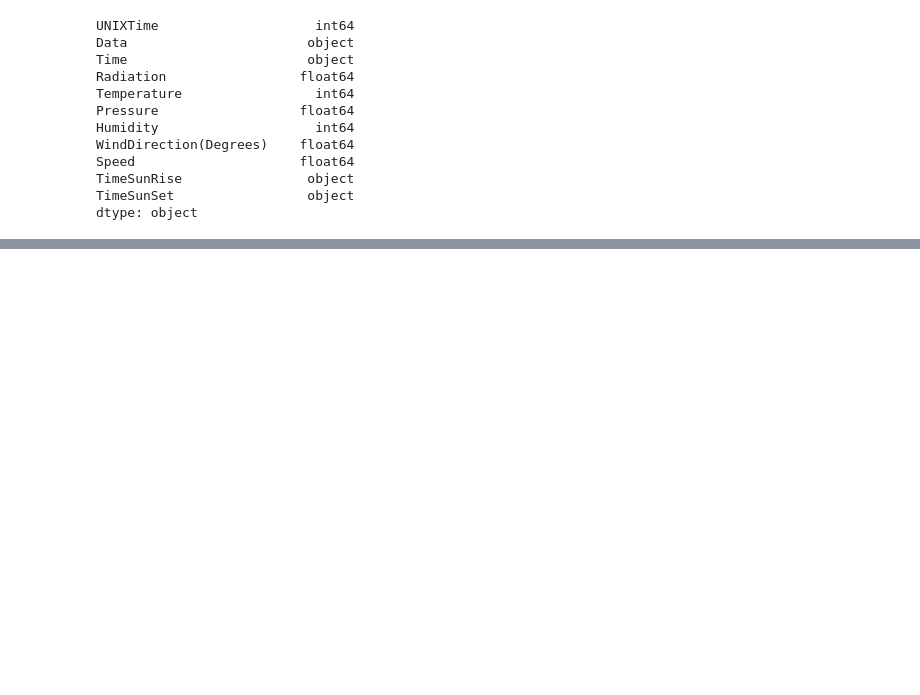
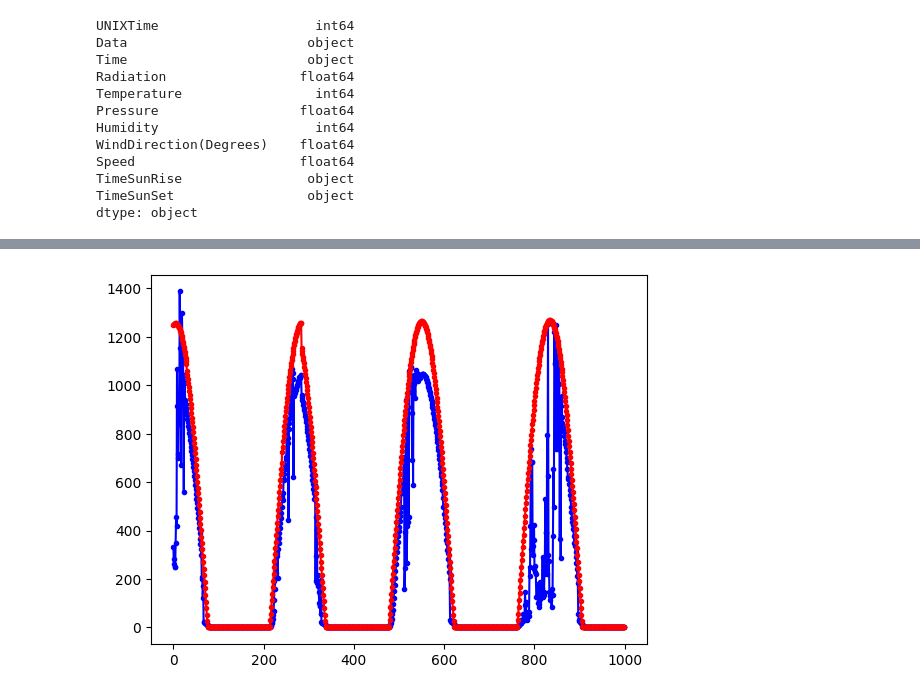
Before and after one commit to MoisesGuerreroUdeA/Seminario-Analitica-CDatos, a Jupyter notebook: jupyter/ME03/ME03.ipynb, the cells around one changed output, grey strips where cells are left out. Saved outputs shown, nothing was run; the diff lists cells and outputs as text; code cells hidden in the pictures; blank space fills up the shorter version.

```diff
--- a/jupyter/ME03/ME03.ipynb
+++ b/jupyter/ME03/ME03.ipynb
@@ -112,0 +203,9 @@ df.describe(include='all')
+# %%
+
+
+df["Data"] = df["Data"].str.replace("12:00:00 AM", "")
+df["Data"]= df["Data"]  + df["Time"]
+df["Data"] = pd.to_datetime(df["Data"], format="%m/%d/%Y %H:%M:%S")
+# %%
+df["Radiacion_Teorica"]=df.apply(lambda row : radiacion_solar_teorica(row['Data'].dayofyear,
+                     row["Data"].hour + row["Data"].minute/60., latitud, longitud, longitud_uso), axis = 1)
@@ -112,0 +234,6 @@ df.describe(include='all')
+# %%
+plt.plot(np.arange(len(df["Radiacion_Teorica"][700:1700])), df["Radiation"][700:1700], '.-b')
+plt.plot(np.arange(len(df["Radiacion_Teorica"][700:1700])), df["Radiacion_Teorica"][700:1700], '.-r')
+plt.show()
+# %% [output]
+[figure, added]
```
Also changed, not shown: parts of 6 cells of this notebook.
